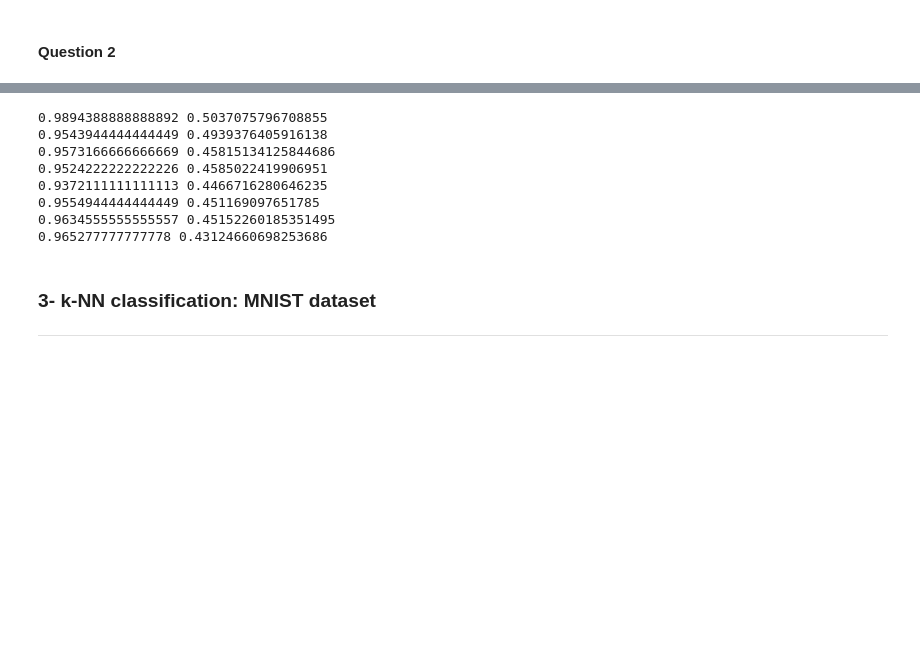
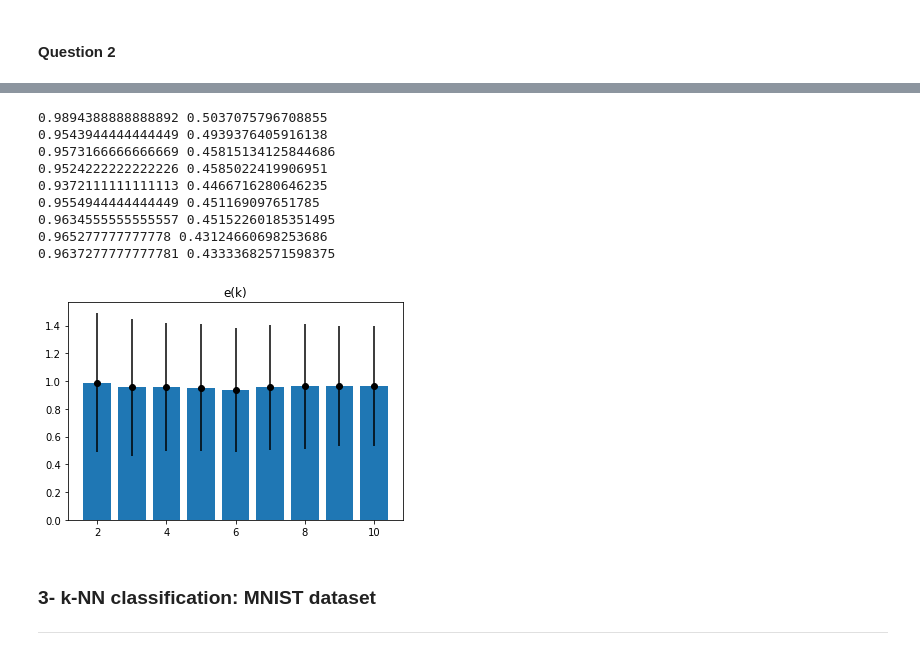
Before and after one commit to Maxtov/SI221, a Jupyter notebook: TP2/TP_kNN_Thauvin_Vranckx.ipynb, the cells around one changed output, grey strips where cells are left out. Cells and saved outputs as stored; diff of their text form; code cells hidden in the pictures; blank space fills up the shorter version.

```diff
--- a/TP2/TP_kNN_Thauvin_Vranckx.ipynb
+++ b/TP2/TP_kNN_Thauvin_Vranckx.ipynb
@@ -264,26 +259,28 @@ print(e, s)
 # %%
 def repeat_5_with_K(K):
     e = np.zeros(len(K))
     s = np.zeros(len(K))
     for k in range(len(K)):
         e[k],s[k] = repeat_5_times(K[k])
         print(e[k],s[k])
     plt.bar(K,e, width=0.8, align='center')
     plt.errorbar(K,e,yerr=s, color='black', fmt='o')
-    plt.title("e(k="+str(K[k])+") ")
+    plt.title("e(k)")
     plt.show(block=False)
 
 K = [2,3,4,5,6,7,8,9,10]
 repeat_5_with_K(K)
 # %% [output]
 0.9894388888888892 0.5037075796708855
 0.9543944444444449 0.4939376405916138
 0.9573166666666669 0.45815134125844686
 0.9524222222222226 0.4585022419906951
 0.9372111111111113 0.4466716280646235
 0.9554944444444449 0.451169097651785
 0.9634555555555557 0.45152260185351495
 0.965277777777778 0.43124660698253686
+0.9637277777777781 0.43333682571598375
+[figure, added]
 # %% [markdown]
 ### 3- k-NN classification: MNIST dataset
 
```
Also changed, not shown: parts of 14 cells of this notebook, 3 other files.
